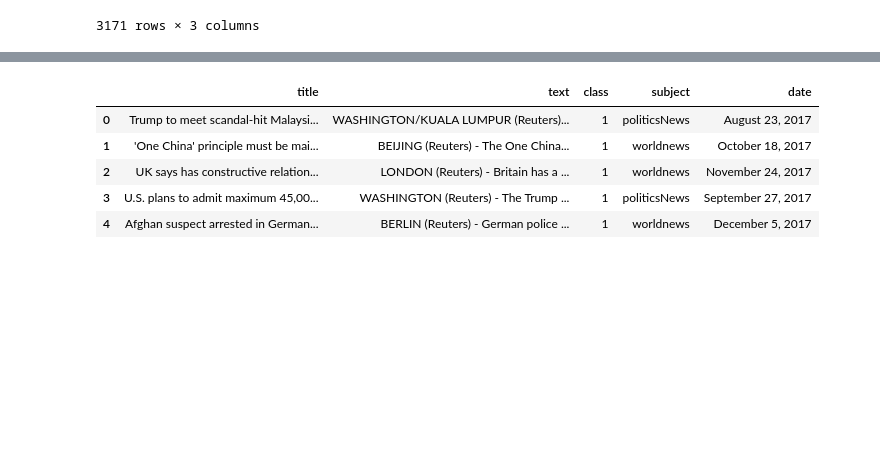
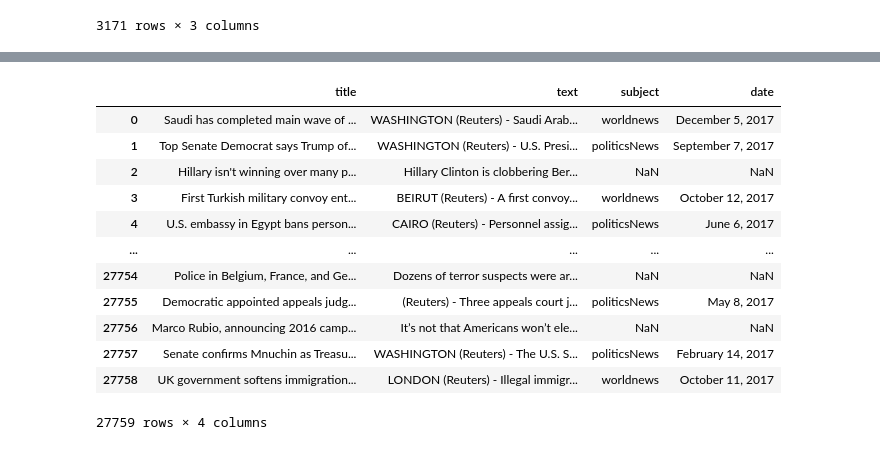
Before and after one commit to keijiart/Fake_News, a Jupyter notebook: Merging.ipynb, the cells around one changed output, grey strips where cells are left out. Drawn from its saved outputs; the diff is of its cells as text; code cells hidden in the pictures; blank space fills up the shorter version.

```diff
--- a/Merging.ipynb
+++ b/Merging.ipynb
@@ -2,9 +2,9 @@
 import pandas as pd
 import numpy as np
 # %%
-news = pd.read_csv('news.csv')
-fake = pd.read_csv('Fake_x.csv')
-true = pd.read_csv('True_x.csv')
+news = pd.read_csv('news_y.csv')
+fake = pd.read_csv('Fake_y.csv')
+true = pd.read_csv('True_y.csv')
 # %%
 news.head()
 # %% [output]
@@ -102,14 +103,22 @@ fake_marge
 # %%
 true_marge = pd.concat([true_news, true], axis=0)
 true_marge = true_marge.sample(frac = 1)
 true_marge.reset_index(inplace = True)
 true_marge.drop(["index"], axis = 1, inplace = True)
 true_marge['class'] = 1
-true_marge.head()
+true_marge.drop(['class'], axis=1, inplace=True)
+true_marge
 # %% [output]
-|  | title | text | class | subject | date |
-| 0 | Trump to meet scandal-hit Malaysi... | WASHINGTON/KUALA LUMPUR (Reuters)... | 1 | politicsNews | August 23, 2017 |
-| 1 | 'One China' principle must be mai... | BEIJING (Reuters) - The One China... | 1 | worldnews | October 18, 2017 |
-| 2 | UK says has constructive relation... | LONDON (Reuters) - Britain has a ... | 1 | worldnews | November 24, 2017 |
-| 3 | U.S. plans to admit maximum 45,00... | WASHINGTON (Reuters) - The Trump ... | 1 | politicsNews | September 27, 2017 |
-| 4 | Afghan suspect arrested in German... | BERLIN (Reuters) - German police ... | 1 | worldnews | December 5, 2017 |
+|  | title | text | subject | date |
+| 0 | Saudi has completed main wave of ... | WASHINGTON (Reuters) - Saudi Arab... | worldnews | December 5, 2017 |
+| 1 | Top Senate Democrat says Trump of... | WASHINGTON (Reuters) - U.S. Presi... | politicsNews | September 7, 2017 |
+| 2 | Hillary isn't winning over many p... | Hillary Clinton is clobbering Ber... | NaN | NaN |
+| 3 | First Turkish military convoy ent... | BEIRUT (Reuters) - A first convoy... | worldnews | October 12, 2017 |
+| 4 | U.S. embassy in Egypt bans person... | CAIRO (Reuters) - Personnel assig... | politicsNews | June 6, 2017 |
+| ... | ... | ... | ... | ... |
+| 27754 | Police in Belgium, France, and Ge... | Dozens of terror suspects were ar... | NaN | NaN |
+| 27755 | Democratic appointed appeals judg... | (Reuters) - Three appeals court j... | politicsNews | May 8, 2017 |
+| 27756 | Marco Rubio, announcing 2016 camp... | It’s not that Americans won’t ele... | NaN | NaN |
+| 27757 | Senate confirms Mnuchin as Treasu... | WASHINGTON (Reuters) - The U.S. S... | politicsNews | February 14, 2017 |
+| 27758 | UK government softens immigration... | LONDON (Reuters) - Illegal immigr... | worldnews | October 11, 2017 |
+27759 rows × 4 columns
```
Also changed, not shown: parts of 9 cells of this notebook, 13 other files.
